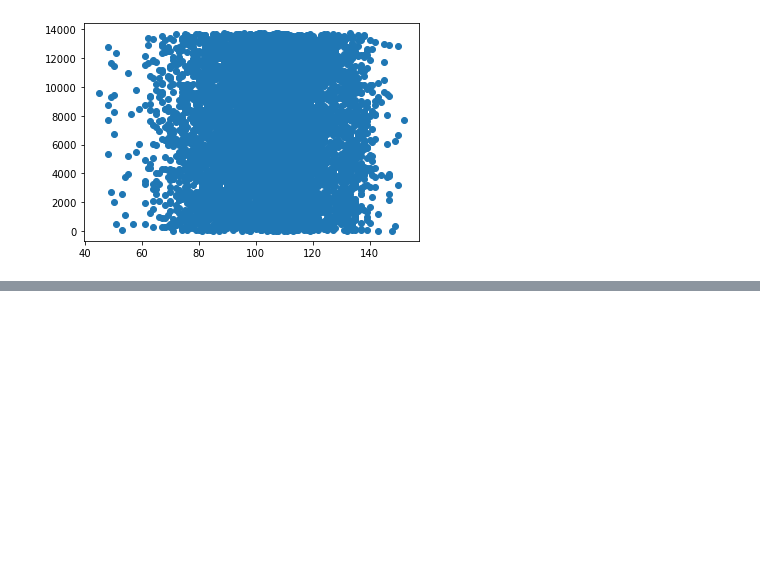
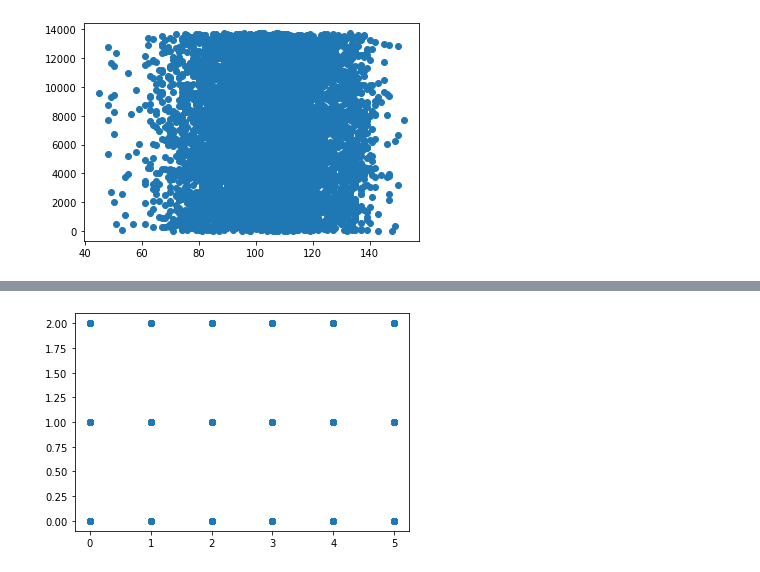
Before and after one commit to phillipSloan/applied-data-science, a Jupyter notebook: personal-notebooks/data-exploration-phillip.ipynb, the cells around one changed output, grey strips where cells are left out. Saved outputs shown, nothing was run; the diff lists cells and outputs as text; code cells hidden in the pictures; blank space fills up the shorter version.

```diff
--- a/personal-notebooks/data-exploration-phillip.ipynb
+++ b/personal-notebooks/data-exploration-phillip.ipynb
@@ -128,0 +227,6 @@ plt.show()
+# %%
+y = df['musi_wend']
+plt.scatter(x,y)
+plt.show()
+# %% [output]
+[figure, added]
```
Also changed, not shown: parts of 12 cells of this notebook.
